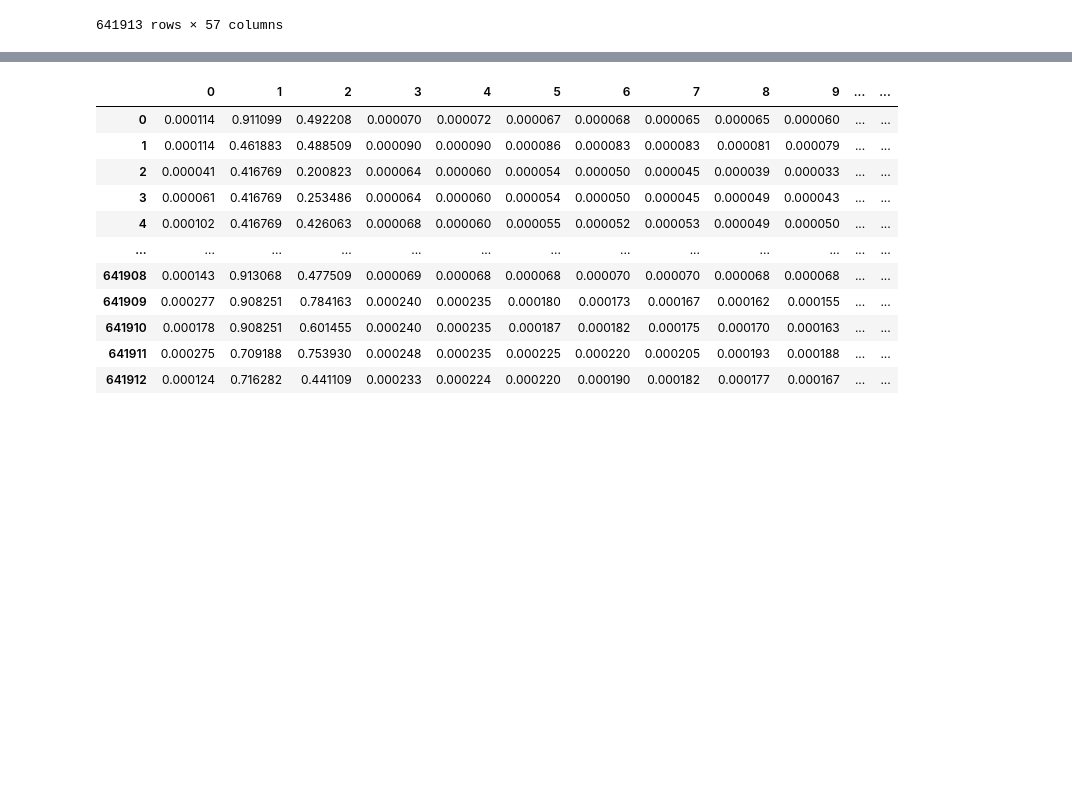
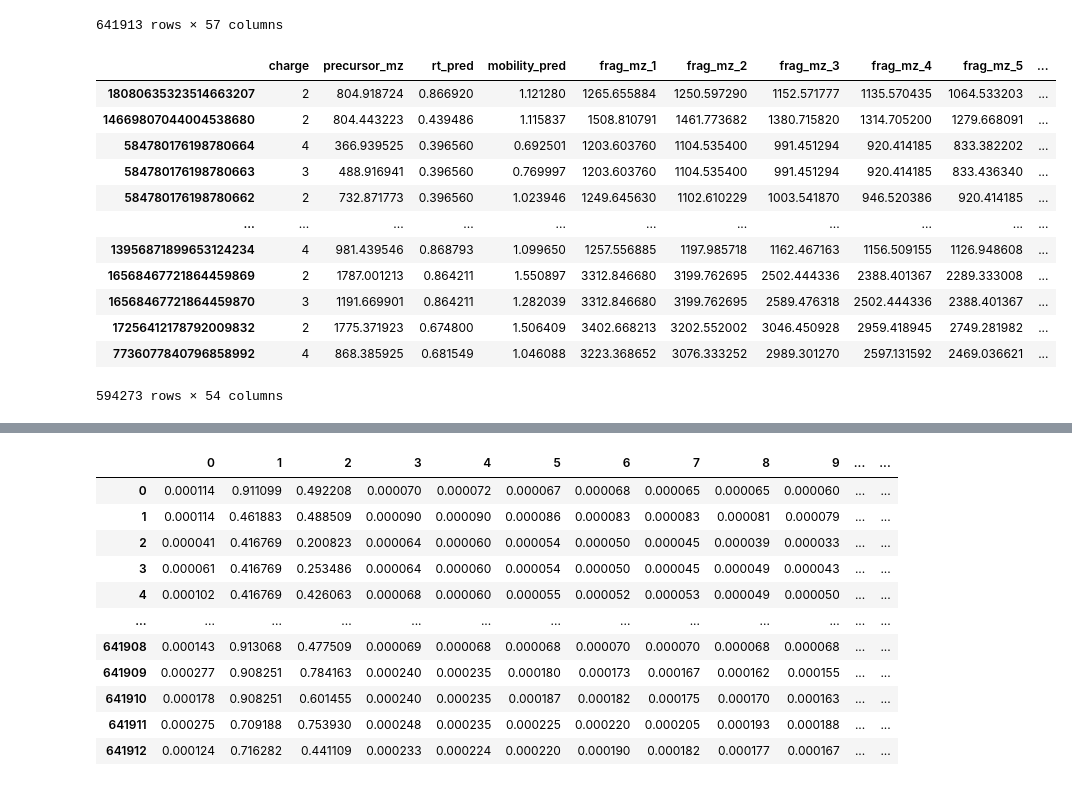
Before and after one commit to RapidSpectraX-Final-Year-Project/1.0, a Jupyter notebook: siamese.ipynb, the cells around one changed output, grey strips where cells are left out. Saved outputs shown, nothing was run; the diff lists cells and outputs as text; code cells hidden in the pictures; blank space fills up the shorter version.

Commit message:
loaded the un encoded feature vectors, col transformations done, did dray encoding for all the mz values, and concata those two dfs

```diff
--- a/siamese.ipynb
+++ b/siamese.ipynb
@@ -37,3 +37,22 @@ processed_features
 | 17256412178792009832 | -0.063746 | 0.607052 | 2.259991 | -0.067126 | -0.067182 | -0.067089 | -0.067027 | -0.066736 | -0.066571 | -0.065088 | ... | ... |
 | 7736077840796858992 | -0.066634 | 0.629364 | 0.451570 | -0.067343 | -0.067335 | -0.067158 | -0.067465 | -0.067078 | -0.066806 | -0.065413 | ... | ... |
 641913 rows × 57 columns
+# %%
+# filePath = "./peptdeepwork/feature_vectors_02.hdf"
+filePath = "./peptdeepwork/processed_features_01.h5"
+feature_vectors = pd.read_hdf( filePath, key="features").dropna()
+feature_vectors
+# %% [output]
+|  | charge | precursor_mz | rt_pred | mobility_pred | frag_mz_1 | frag_mz_2 | frag_mz_3 | frag_mz_4 | frag_mz_5 | ... |
+| 18080635323514663207 | 2 | 804.918724 | 0.866920 | 1.121280 | 1265.655884 | 1250.597290 | 1152.571777 | 1135.570435 | 1064.533203 | ... |
+| 14669807044004538680 | 2 | 804.443223 | 0.439486 | 1.115837 | 1508.810791 | 1461.773682 | 1380.715820 | 1314.705200 | 1279.668091 | ... |
+| 584780176198780664 | 4 | 366.939525 | 0.396560 | 0.692501 | 1203.603760 | 1104.535400 | 991.451294 | 920.414185 | 833.382202 | ... |
+| 584780176198780663 | 3 | 488.916941 | 0.396560 | 0.769997 | 1203.603760 | 1104.535400 | 991.451294 | 920.414185 | 833.436340 | ... |
+| 584780176198780662 | 2 | 732.871773 | 0.396560 | 1.023946 | 1249.645630 | 1102.610229 | 1003.541870 | 946.520386 | 920.414185 | ... |
+| ... | ... | ... | ... | ... | ... | ... | ... | ... | ... | ... |
+| 13956871899653124234 | 4 | 981.439546 | 0.868793 | 1.099650 | 1257.556885 | 1197.985718 | 1162.467163 | 1156.509155 | 1126.948608 | ... |
+| 16568467721864459869 | 2 | 1787.001213 | 0.864211 | 1.550897 | 3312.846680 | 3199.762695 | 2502.444336 | 2388.401367 | 2289.333008 | ... |
+| 16568467721864459870 | 3 | 1191.669901 | 0.864211 | 1.282039 | 3312.846680 | 3199.762695 | 2589.476318 | 2502.444336 | 2388.401367 | ... |
+| 17256412178792009832 | 2 | 1775.371923 | 0.674800 | 1.506409 | 3402.668213 | 3202.552002 | 3046.450928 | 2959.418945 | 2749.281982 | ... |
+| 7736077840796858992 | 4 | 868.385925 | 0.681549 | 1.046088 | 3223.368652 | 3076.333252 | 2989.301270 | 2597.131592 | 2469.036621 | ... |
+594273 rows × 54 columns
```
Also changed, not shown: parts of 23 cells of this notebook.
